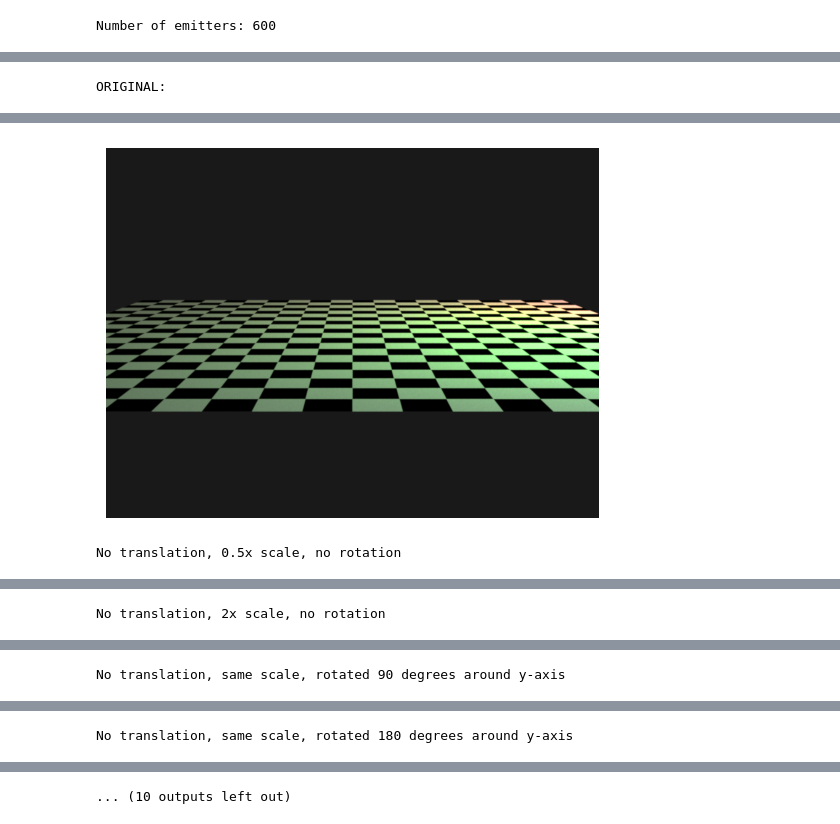
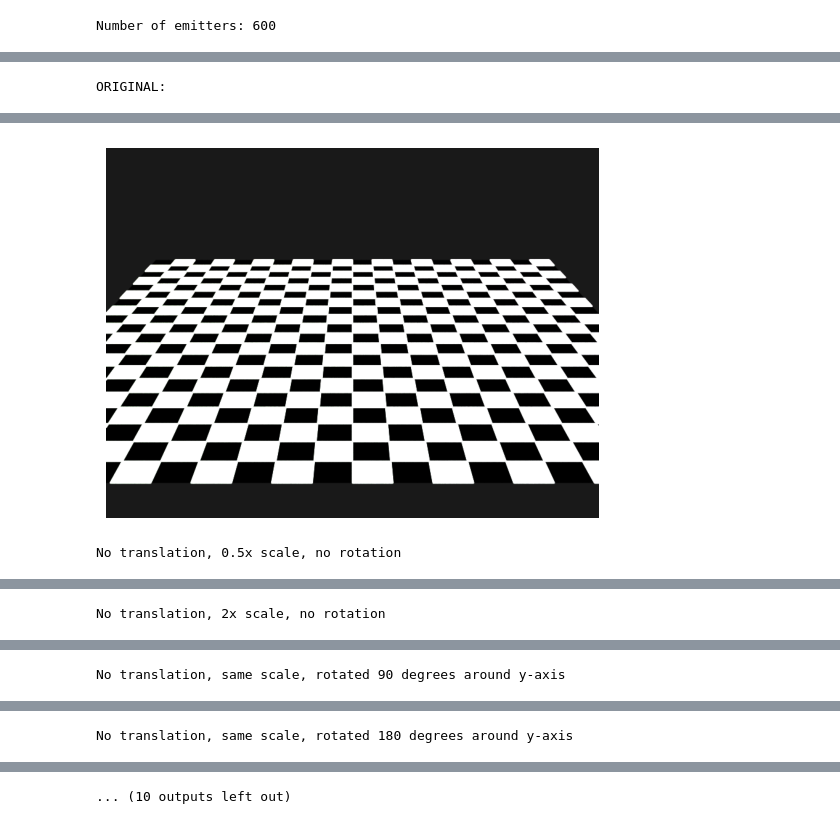
Before and after one commit to kkxthyl/WalmartRGB, a Jupyter notebook: cube/transforms.ipynb, the cells around one changed output, grey strips where cells are left out. Drawn from its saved outputs; the diff is of its cells as text; code cells hidden in the pictures.

Commit message:
scaled checkerboard

```diff
--- a/cube/transforms.ipynb
+++ b/cube/transforms.ipynb
@@ -155,7 +168,9 @@ def render_scene(emitters, config="RGB", save_path=None):
             "type": "perspective",
             "sampler": {"type": "independent", "sample_count": 512},
             "to_world": mi.ScalarTransform4f().look_at(
-                origin=[0, -2, 19], target=[0, -5, 0], up=[0, 1, 0]
+                origin=[0, 0.2, 0.5],
+                target=[0, 0, 0],
+                up=[0, 1, 0]
             ),
             "film": {
                 "type": "hdrfilm",
@@ -171,16 +186,17 @@ def render_scene(emitters, config="RGB", save_path=None):
         "checkerboard": {
             "type": "rectangle",
             "to_world": mi.ScalarTransform4f()
-                .translate([0, -5, 0])
-                .rotate([1, 0, 0], -90)
-                .scale([8, 8, 1]),
+                .translate([0, 0, 0])      # Place it on the ground
+                .rotate([1, 0, 0], -90)    # Lie flat on XZ
+                .scale(mi.Vector3f(0.2, 0.2, 1.0)),  # 20 cm × 20 cm plane
             "bsdf": {
                 "type": "diffuse",
                 "reflectance": {
                     "type": "checkerboard",
-                    "color0": {"type": "rgb", "value": [1.0, 1.0, 1.0]},
-                    "color1": {"type": "rgb", "value": [0.0, 0.0, 0.0]},
-                    "to_uv": mi.Transform4f().scale(mi.Vector3f(10, 10, 1))
+                    "color0": { "type": "rgb", "value": [1,1,1] },
+                    "color1": { "type": "rgb", "value": [0,0,0] },
+                    "to_uv": mi.ScalarTransform4f()
+                        .scale(mi.Vector3f(10.0, 10.0, 1.0))  # 10 checks ⇒ 2 cm each
                 }
             }
         }
@@ -205,44 +221,65 @@ def render_scene(emitters, config="RGB", save_path=None):
 print("ORIGINAL:")
 render_scene(emitters, config=CONFIG, save_path="output/transform_orig.png")
 
-print("\nTranslate 10 units right, same scale, no rotation")
-e1 = update_emitters(emitters, [10, 0, 0], 1, [0, 0, 0])
-render_scene(e1, config=CONFIG, save_path="output/transforms/translate.png")
+# print("\n Original scene, back face only")
+# e7 = update_emitters(emitters, [0, 0, 0], 1, [0, 0, 0], faces_on=["back"])
+# render_scene(e7, config=CONFIG, save_path="output/transforms/back_only.png")
 
-print("\nNo translation, 0.5x scale, no rotation")
-e2 = update_emitters(emitters, [0, 0, 0], 0.5, [0, 0, 0])
-render_scene(e2, config=CONFIG, save_path="output/transforms/downscale.png")
+# print("left, right")
+# e8 = update_emitters(emitters, [0, 0, 0], 1, [0, 0, 0], faces_on=["left", "right"])
+# render_scene(e8, config=CONFIG, save_path=None)
 
-print("\nNo translation, 2x scale, no rotation")
-e3 = update_emitters(emitters, [0, 0, 0], 2, [0, 0, 0])
-render_scene(e3, config=CONFIG, save_path="output/transforms/upscale.png")
+print("left, right, back")
+e1 = update_emitters(emitters, [0, 0, 0], 1, [0, 0, 0], faces_on=["left", "right", 'back'])
+render_scene(e1, config=CONFIG, save_path=None)
 
-print("\nNo translation, same scale, rotated 90 degrees around y-axis")
-e4 = update_emitters(emitters, [0, 0, 0], 1, [0, 90, 0])
-render_scene(e4, config=CONFIG, save_path="output/transforms/rotate_y_90.png")
 
-print("\nNo translation, same scale, rotated 180 degrees around y-axis")
-e5 = update_emitters(emitters, [0, 0, 0], 1, [0, 180, 0])
-render_scene(e5, config=CONFIG, save_path="output/transforms/rotate_y_180.png")
+# print("\n Original scene, top face only")
+# e9 = update_emitters(emitters, [0, 0, 0], 1, [0, 0, 0], faces_on=["top"])
+# render_scene(e9, config=CONFIG, save_path="output/transforms/top_only.png")
 
-print("\nNo translation, same scale, rotated 90 degrees around x-axis")
-e6 = update_emitters(emitters, [0, 0, 0], 1, [90, 0, 0])
-render_scene(e6, config=CONFIG, save_path="output/transforms/rotate_x_90.png")
+# print("top, left")
+# e10 = update_emitters(emitters, [0, 0, 0], 1, [0, 0, 0], faces_on=["top", "left"])
+# render_scene(e10, config=CONFIG, save_path=None)
 
-print("\n Original scene, back face only")
-e7 = update_emitters(emitters, [0, 0, 0], 1, [0, 0, 0], faces_on=["back"])
-render_scene(e7, config=CONFIG, save_path="output/transforms/back_only.png")
+# print("\nTranslate 0.1 units right, same scale, no rotation")
+# e1 = update_emitters(emitters, [0.1, 0, 0], 1, [0, 0, 0])
+# render_scene(e1, config=CONFIG, save_path="output/transforms/translate.png")
 
-print("\n Original scene, left face only")
-e8 = update_emitters(emitters, [0, 0, 0], 1, [0, 0, 0], faces_on=["left"])
-render_scene(e8, config=CONFIG, save_path="output/transforms/left_only.png")
+# print("\nNo translation, 0.5x scale, no rotation")
+# e2 = update_emitters(emitters, [0, 0, 0], 0.5, [0, 0, 0])
+# render_scene(e2, config=CONFIG, save_path="output/transforms/downscale.png")
 
-print("\n Original scene, top face only")
-e9 = update_emitters(emitters, [0, 0, 0], 1, [0, 0, 0], faces_on=["top"])
-render_scene(e9, config=CONFIG, save_path="output/transforms/top_only.png")
+# print("\nNo translation, 2x scale, no rotation")
+# e3 = update_emitters(emitters, [0, 0, 0], 2, [0, 0, 0])
+# render_scene(e3, config=CONFIG, save_path="output/transforms/upscale.png")
 
-print("\n Original scene, right face only")
-e10 = update_emitters(emitters, [0, 0, 0], 1, [0, 0, 0], faces_on=["right"])
-render_scene(e10, config=CONFIG, save_path="output/transforms/right_only.png")
+# print("\nNo translation, same scale, rotated 90 degrees around y-axis")
+# e4 = update_emitters(emitters, [0, 0, 0], 1, [0, 90, 0])
+# render_scene(e4, config=CONFIG, save_path="output/transforms/rotate_y_90.png")
+
+# print("\nNo translation, same scale, rotated 180 degrees around y-axis")
+# e5 = update_emitters(emitters, [0, 0, 0], 1, [0, 180, 0])
+# render_scene(e5, config=CONFIG, save_path="output/transforms/rotate_y_180.png")
+
+# print("\nNo translation, same scale, rotated 90 degrees around x-axis")
+# e6 = update_emitters(emitters, [0, 0, 0], 1, [90, 0, 0])
+# render_scene(e6, config=CONFIG, save_path="output/transforms/rotate_x_90.png")
+
+# print("\n Original scene, back face only")
+# e7 = update_emitters(emitters, [0, 0, 0], 1, [0, 0, 0], faces_on=["back"])
+# render_scene(e7, config=CONFIG, save_path="output/transforms/back_only.png")
+
+# print("\n Original scene, left face only")
+# e8 = update_emitters(emitters, [0, 0, 0], 1, [0, 0, 0], faces_on=["left"])
+# render_scene(e8, config=CONFIG, save_path="output/transforms/left_only.png")
+
+# print("\n Original scene, top face only")
+# e9 = update_emitters(emitters, [0, 0, 0], 1, [0, 0, 0], faces_on=["top"])
+# render_scene(e9, config=CONFIG, save_path="output/transforms/top_only.png")
+
+# print("\n Original scene, right face only")
+# e10 = update_emitters(emitters, [0, 0, 0], 1, [0, 0, 0], faces_on=["right"])
+# render_scene(e10, config=CONFIG, save_path="output/transforms/right_only.png")
 # %% [output]
 ORIGINAL:
@@ -251,2 +288,2 @@ Translate 10 units right, same scale, no rotation
-[figure, old version]
+[figure, new version]
 No translation, 0.5x scale, no rotation
```
Also changed, not shown: parts of 6 cells of this notebook.
